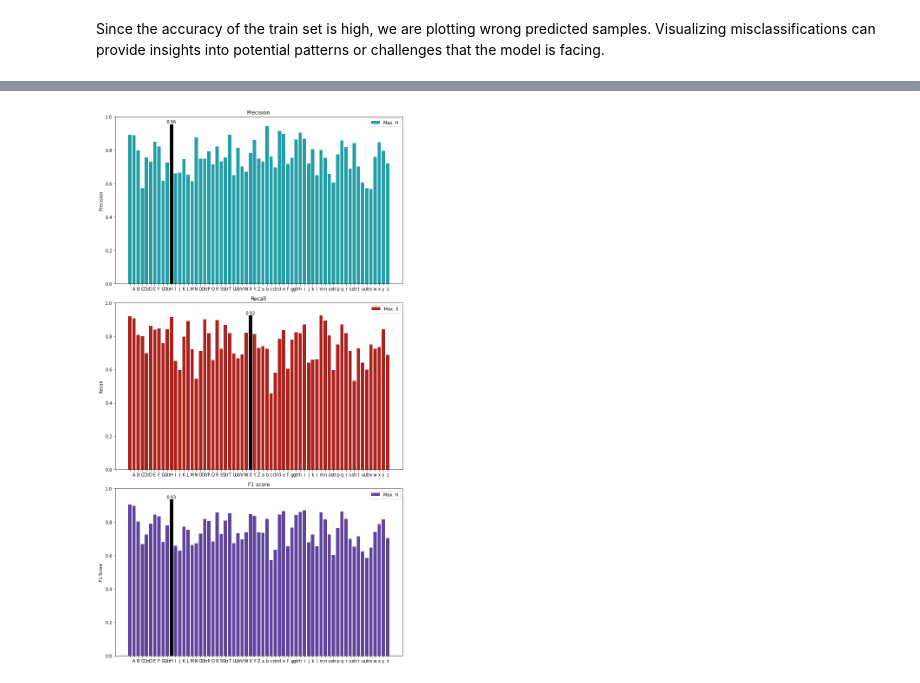
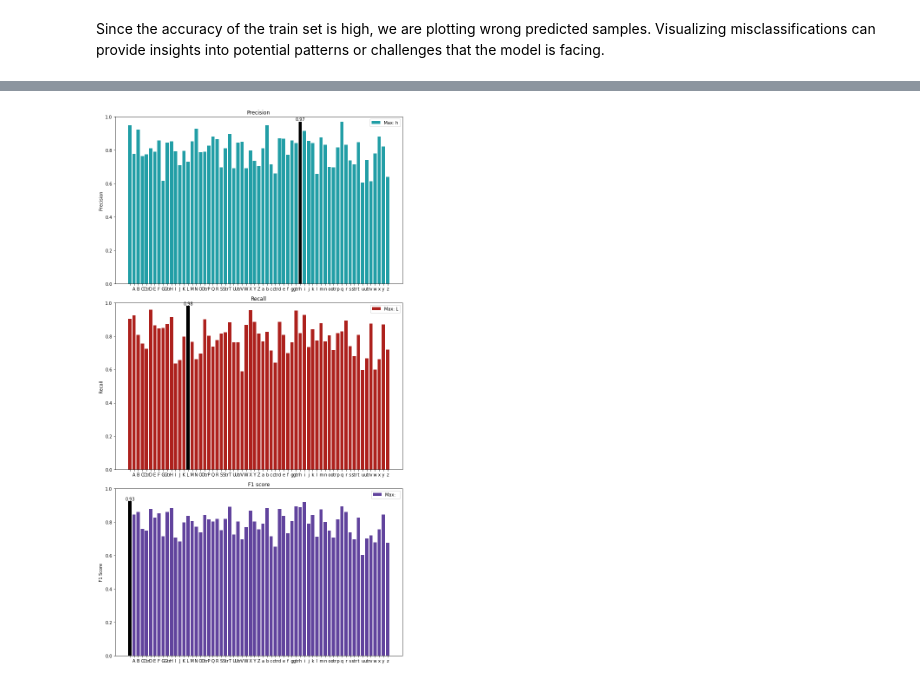
Before and after one commit to beyzanurkeskin/Handwritten-Letter-and-Person-Recognition-Project, a Jupyter notebook: Letter_Recognition/letter_recognition.ipynb, the cells around one changed output, grey strips where cells are left out. Saved outputs shown, nothing was run; the diff lists cells and outputs as text; code cells hidden in the pictures.

```diff
--- a/Letter_Recognition/letter_recognition.ipynb
+++ b/Letter_Recognition/letter_recognition.ipynb
@@ -435,7 +435,7 @@ for i in range(5):
 from sklearn.metrics import precision_score, recall_score, f1_score, confusion_matrix
 
 # Use the trained model to predict classes on the test set
-predictions = model.predict(X_test)
+predictions = model2.predict(X_test)
 
 # Convert the predicted probabilities to class labels
 predicted_labels = np.argmax(predictions, axis=1)
@@ -503 +503 @@ plt.show()
-[figure, old version]
+[figure, new version]
```
Also changed, not shown: parts of 9 cells of this notebook, 24 other files.
